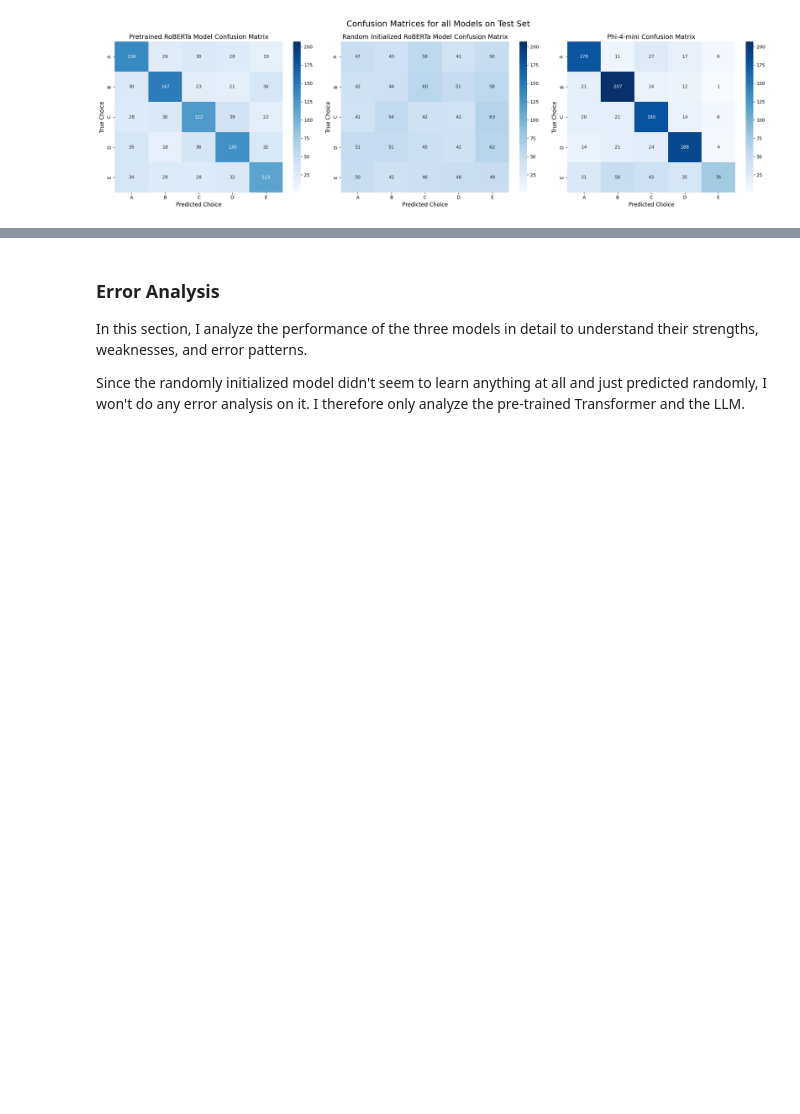
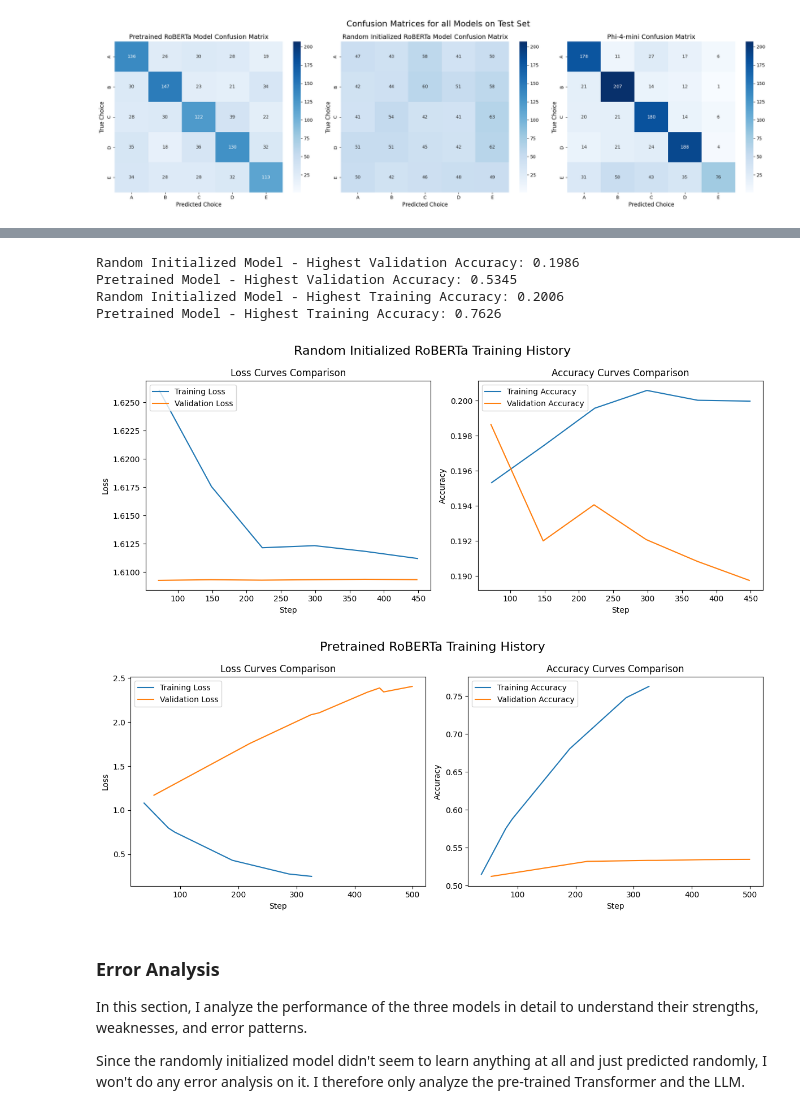
Before and after one commit to Davee02/HSLU.NLP, a Jupyter notebook: course_projects/project_2/project_2.ipynb, the cells around one changed output, grey strips where cells are left out. Saved outputs shown, nothing was run; the diff lists cells and outputs as text; code cells hidden in the pictures; blank space fills up the shorter version.

```diff
--- a/course_projects/project_2/project_2.ipynb
+++ b/course_projects/project_2/project_2.ipynb
@@ -1353,3 +1359,53 @@ plt.show()
+# %%
+random_history = existing_random_initialized_model_run.history()
+pretrained_history = best_run.history()
+# %%
+random_highest_val_acc = np.max(random_history["val_acc"])
+pretrained_highest_val_acc = np.max(pretrained_history["val_acc"])
+
+random_highest_train_acc = np.max(random_history["train_acc"])
+pretrained_highest_train_acc = np.max(pretrained_history["train_acc"])
+
+print(f"Random Initialized Model - Highest Validation Accuracy: {random_highest_val_acc:.4f}")
+print(f"Pretrained Model - Highest Validation Accuracy: {pretrained_highest_val_acc:.4f}")
+
+print(f"Random Initialized Model - Highest Training Accuracy: {random_highest_train_acc:.4f}")
+print(f"Pretrained Model - Highest Training Accuracy: {pretrained_highest_train_acc:.4f}")
+# %% [output]
+Random Initialized Model - Highest Validation Accuracy: 0.1986
+Pretrained Model - Highest Validation Accuracy: 0.5345
+Random Initialized Model - Highest Training Accuracy: 0.2006
+Pretrained Model - Highest Training Accuracy: 0.7626
+# %%
+def plot_train_history(run_history, title):
+  plt.figure(figsize=(12, 5))
+
+  plt.subplot(1, 2, 1)
+  plt.plot(run_history['train_loss_epoch'].dropna(), label='Training Loss')
+  plt.plot(run_history['val_loss'].dropna(), label='Validation Loss')
+  plt.xlabel('Step')
+  plt.ylabel('Loss')
+  plt.title('Loss Curves Comparison')
+  plt.legend(loc="upper left")
+
+  plt.subplot(1, 2, 2)
+  plt.plot(run_history['train_acc'].dropna(), label='Training Accuracy')
+  plt.plot(run_history['val_acc'].dropna(), label='Validation Accuracy')
+  plt.xlabel('Step')
+  plt.ylabel('Accuracy')
+  plt.title('Accuracy Curves Comparison')
+  plt.legend(loc="upper left")
+
+  plt.suptitle(title, fontsize=16)
+
+  plt.tight_layout()
+  plt.show()
+
+plot_train_history(random_history, "Random Initialized RoBERTa Training History")
+plot_train_history(pretrained_history, "Pretrained RoBERTa Training History")
+# %% [output]
+[figure, added]
+[figure, added]
 # %% [markdown]
 ### Error Analysis
 
```
Also changed, not shown: parts of 12 cells of this notebook, 10 other files.
